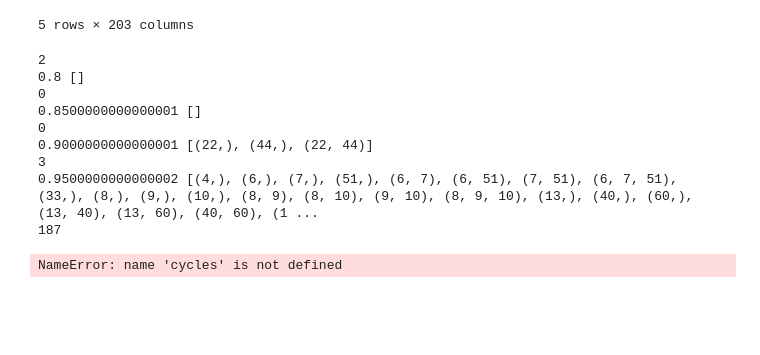
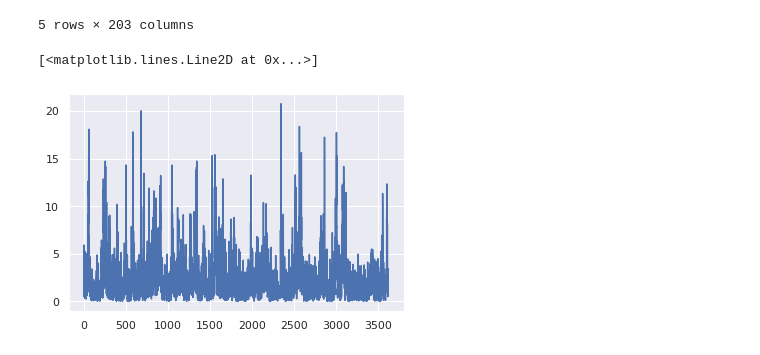
Before and after one commit to thxi/PlaceCells, a Jupyter notebook: notebooks/Persistent Homology.ipynb, the cells around one changed output. Cells and saved outputs as stored; diff of their text form; code cells hidden in the pictures; blank space fills up the shorter version.

```diff
--- a/notebooks/Persistent Homology.ipynb
+++ b/notebooks/Persistent Homology.ipynb
@@ -31,3 +33,10 @@ full = full.drop(['x','y', 'ang'], axis=1)
+# %%
+import json
+
+with open('data/lr_neurons.json') as f:
+    neurons = json.load(f)
+# %%
+full = full.loc[:, neurons]
 # %%
 #mis = pd.read_csv('data/gen_mi_best_neurons.csv', index_col=0);
 #mis['neuron'] = mis.index
@@ -103,2 +108,7 @@ def homologies(df, number_of_ap):
 
     return cycles.reset_index(drop=True)
+# %%
+plt.plot(full['60N'])
+# %% [output]
+[<matplotlib.lines.Line2D at 0x...>]
+[figure, added]
@@ -105,19 +117,8 @@ def homologies(df, number_of_ap):
 # %%
-for n in [2, 3, 5, 10, 20, 30, 40, 50, 60, 70, 80, 90, 100, 200, 500][:1]:
+for n in [50, 60, 70, 80, 90, 100, 200, 500][:1]:
     print(n)
     #mi_best_neurons = mis[:10]['neuron']
     #data = full.drop(['x', 'y'], axis=1)[mi_best_neurons.index]
-    df = homologies(full[:1150], n)
+    df = homologies(full[:500], n)
     print(df.T)
     print()
-# %% [output]
-2
-0.8 []
-0
-0.8500000000000001 []
-0
-0.9000000000000001 [(22,), (44,), (22, 44)]
-3
-0.9500000000000002 [(4,), (6,), (7,), (51,), (6, 7), (6, 51), (7, 51), (6, 7, 51), (33,), (8,), (9,), (10,), (8, 9), (8, 10), (9, 10), (8, 9, 10), (13,), (40,), (60,), (13, 40), (13, 60), (40, 60), (1 ...
-187
-NameError: name 'cycles' is not defined
```
Also changed, not shown: parts of 4 cells of this notebook, 7 other files.
